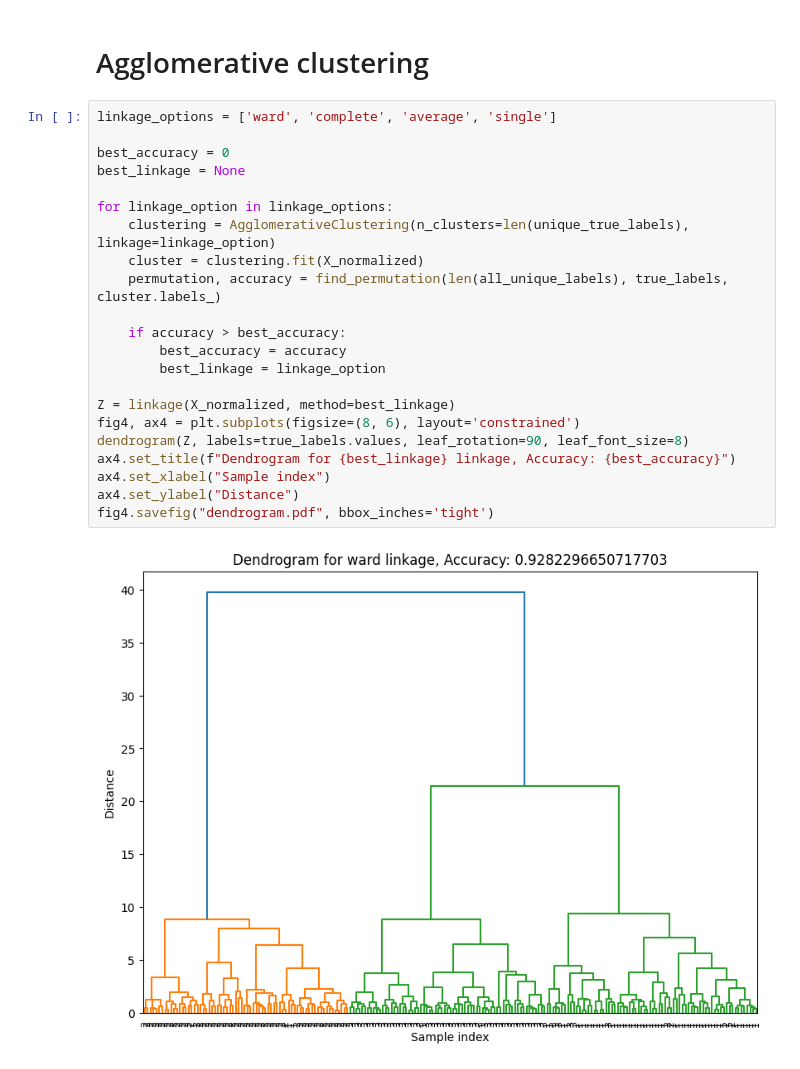
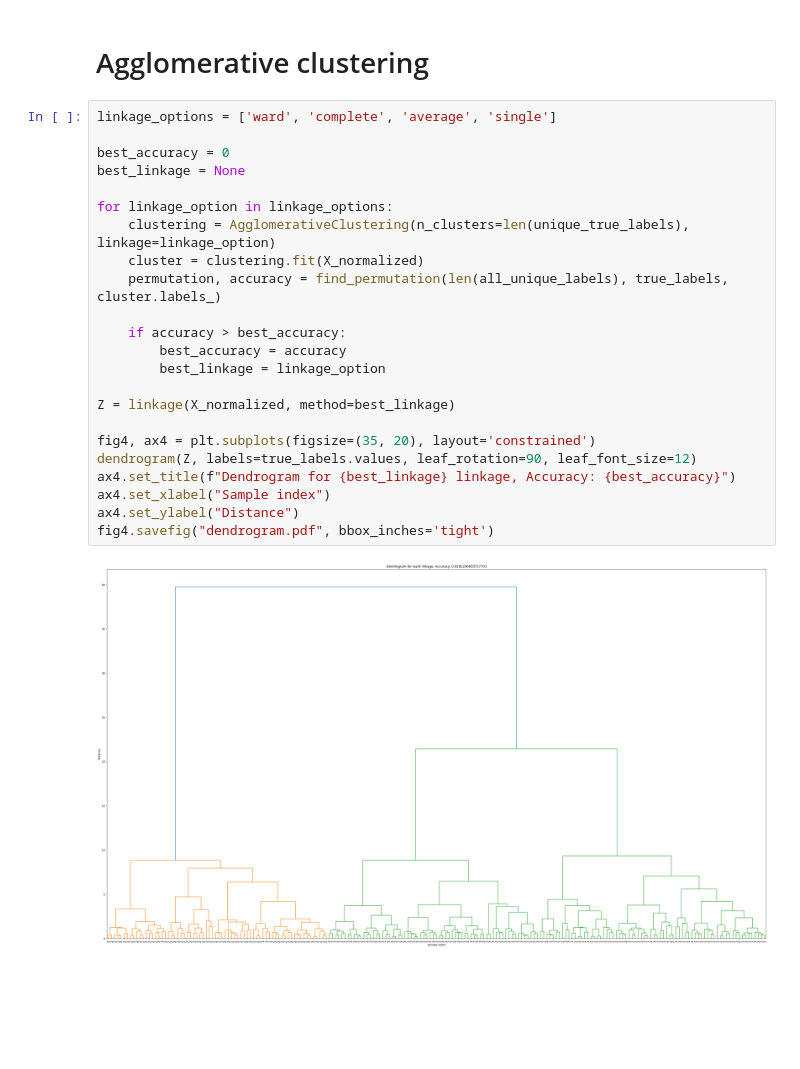
Before and after one commit to olabratt/DIT407, a Jupyter notebook: Assignment5/ola/assignment5.ipynb, the cells around one changed output. Saved outputs shown, nothing was run; the diff lists cells and outputs as text; blank space fills up the shorter version.

```diff
--- a/Assignment5/ola/assignment5.ipynb
+++ b/Assignment5/ola/assignment5.ipynb
@@ -182,24 +182,25 @@ Best Permutation: (2, 3, 1, 0)
 # %%
 linkage_options = ['ward', 'complete', 'average', 'single']
 
 best_accuracy = 0
 best_linkage = None
 
 for linkage_option in linkage_options:
     clustering = AgglomerativeClustering(n_clusters=len(unique_true_labels), linkage=linkage_option)
     cluster = clustering.fit(X_normalized)
     permutation, accuracy = find_permutation(len(all_unique_labels), true_labels, cluster.labels_)
 
     if accuracy > best_accuracy:
         best_accuracy = accuracy
         best_linkage = linkage_option
 
 Z = linkage(X_normalized, method=best_linkage)
-fig4, ax4 = plt.subplots(figsize=(8, 6), layout='constrained')
-dendrogram(Z, labels=true_labels.values, leaf_rotation=90, leaf_font_size=8)
+
+fig4, ax4 = plt.subplots(figsize=(35, 20), layout='constrained')
+dendrogram(Z, labels=true_labels.values, leaf_rotation=90, leaf_font_size=12)
 ax4.set_title(f"Dendrogram for {best_linkage} linkage, Accuracy: {best_accuracy}")
 ax4.set_xlabel("Sample index")
 ax4.set_ylabel("Distance")
 fig4.savefig("dendrogram.pdf", bbox_inches='tight')
 # %% [output]
-[figure, old version]
+[figure, new version]
```
Also changed, not shown: 4 other files.
